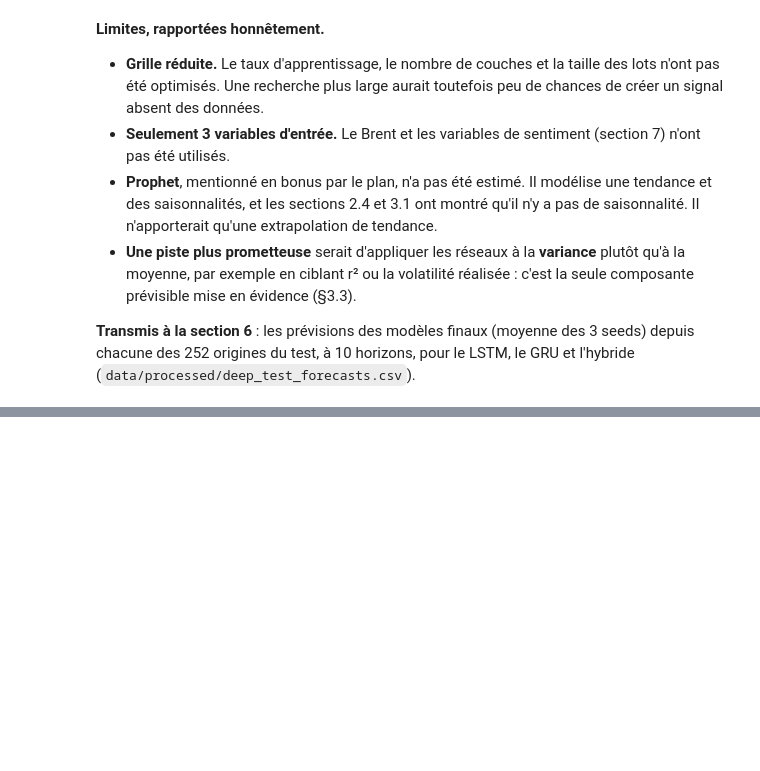
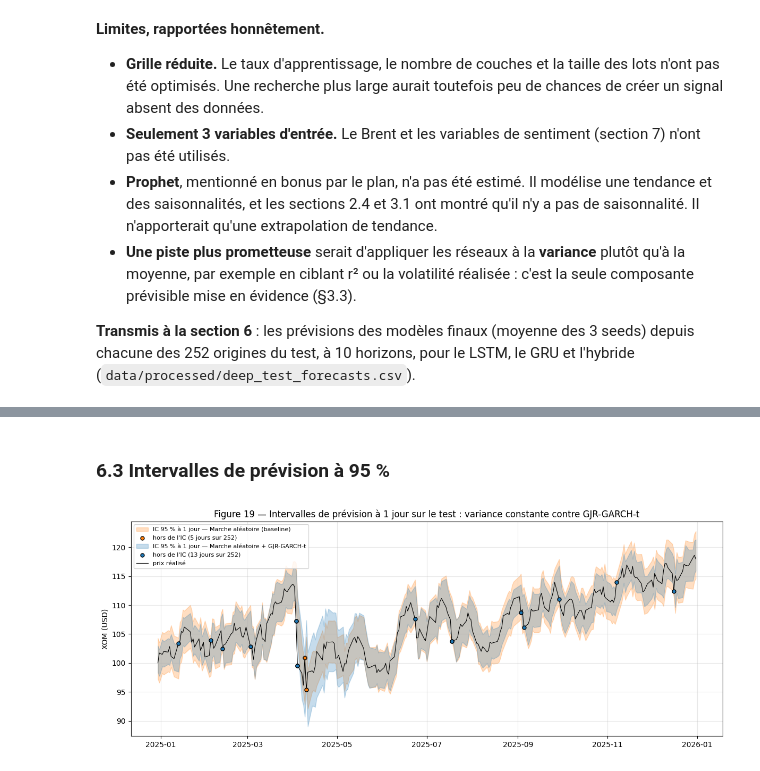
Before and after one commit to aziz28-dev/ts-project, a Jupyter notebook: notebooks/main_python.ipynb, the cells around one changed output, grey strips where cells are left out. Drawn from its saved outputs; the diff is of its cells as text; code cells hidden in the pictures; blank space fills up the shorter version.

```diff
--- a/notebooks/main_python.ipynb
+++ b/notebooks/main_python.ipynb
@@ -2632,0 +2796,27 @@ summary.round(4)
+# %% [markdown]
+### 6.3 Intervalles de prévision à 95 %
+# %%
+intervals = EV.interval_table(panel, orig, FC)
+save_table(intervals, "tab37_intervalles")
+
+# Bandes à 1 jour datées à la date cible, pour voir où le prix sort de l'intervalle.
+fig, ax = plt.subplots(figsize=(12, 4.8))
+tgt = panel.index[orig + 1]
+A1 = EV.actual_prices(panel, orig)[:, 0]
+for f, col in [(FC[0], "tab:orange"), (FC[4], "tab:blue")]:
+    lo, hi = EV.price_forecast(panel, orig, f, "lo")[:, 0], EV.price_forecast(panel, orig, f, "hi")[:, 0]
+    ax.fill_between(tgt, lo, hi, color=col, alpha=0.25, label=f"IC 95 % à 1 jour — {f['name']}")
+    out = (A1 < lo) | (A1 > hi)
+    ax.scatter(tgt[out], A1[out], color=col, s=25, zorder=3, edgecolor="black",
+               label=f"hors de l'IC ({out.sum()} jours sur {len(out)})")
+ax.plot(tgt, A1, color="black", lw=0.8, label="prix réalisé")
+ax.set_ylabel("XOM (USD)")
+ax.set_title("Figure 19 — Intervalles de prévision à 1 jour sur le test : variance constante contre GJR-GARCH-t")
+ax.grid(alpha=0.3)
+ax.legend(fontsize=8, loc="upper left")
+fig.tight_layout()
+save_fig(fig, 19, "intervalles_test")
+plt.show()
+intervals.round(3)
+# %% [output]
+[figure, added]
```
Also changed, not shown: parts of 22 cells of this notebook, 23 other files.
